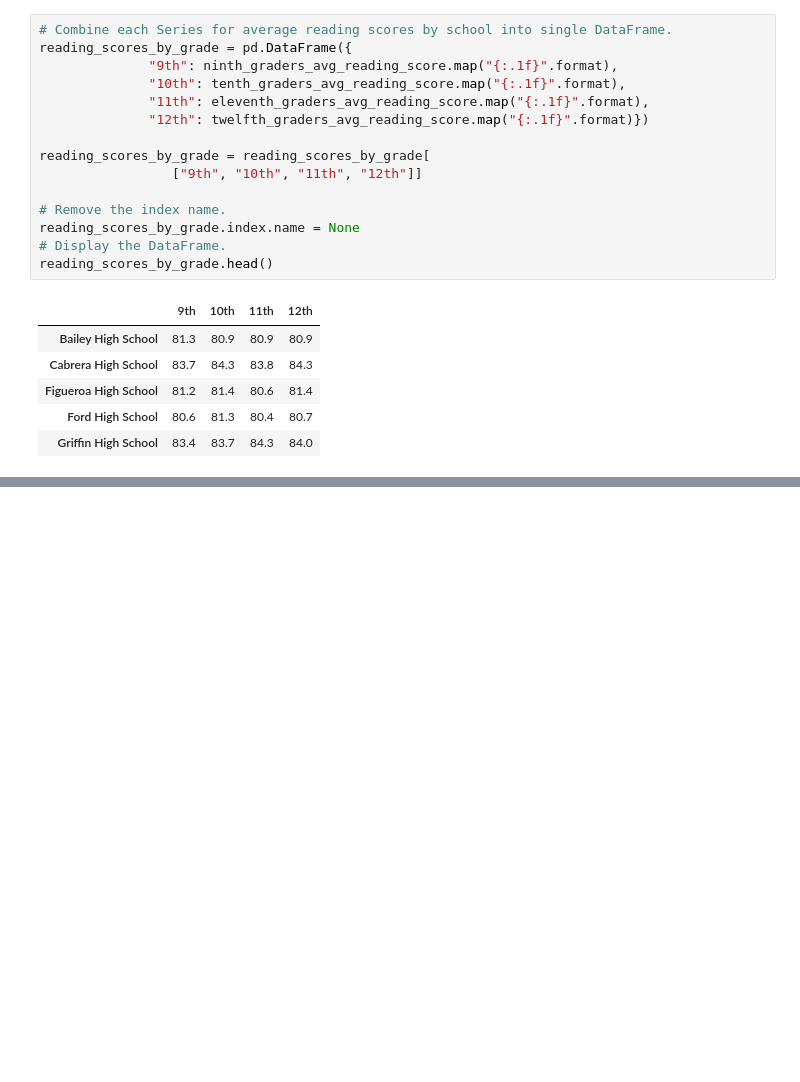
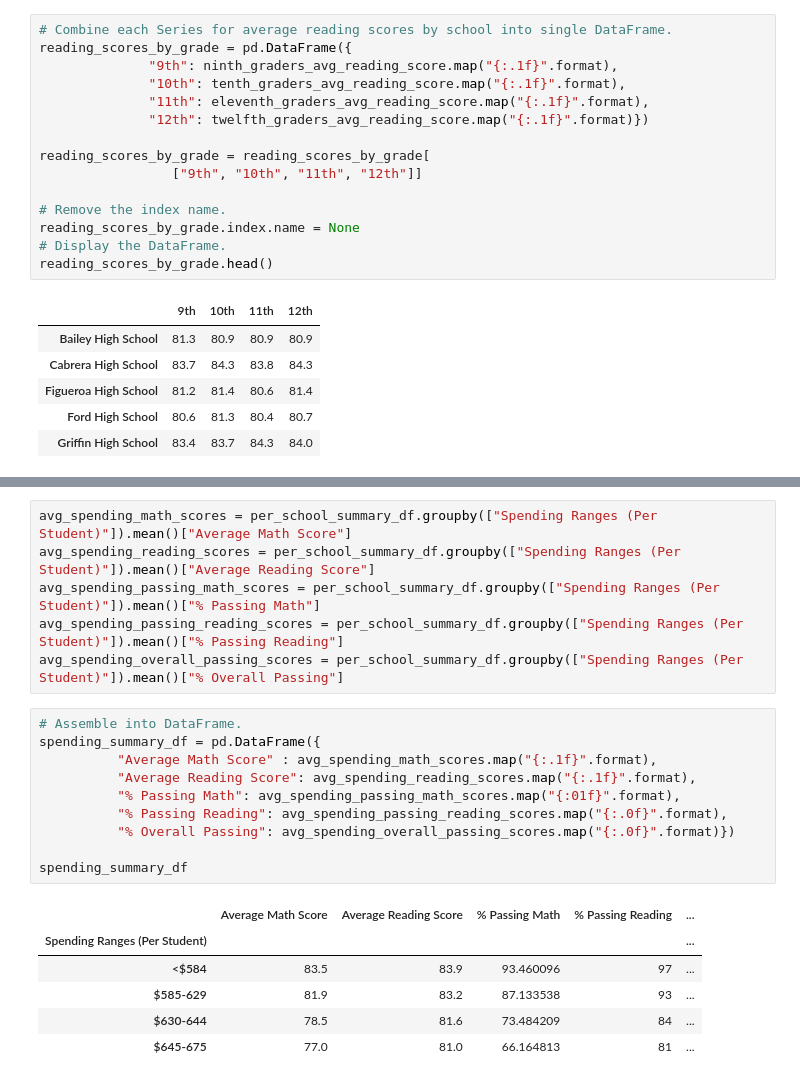
Before and after one commit to vnitusingh/School_District_Analysis, a Jupyter notebook: PyCitySchools.ipynb, the cells around one changed output, grey strips where cells are left out. Drawn from its saved outputs; the diff is of its cells as text; blank space fills up the shorter version.

```diff
--- a/PyCitySchools.ipynb
+++ b/PyCitySchools.ipynb
@@ -201,0 +243,23 @@ reading_scores_by_grade.head()
+# %%
+avg_spending_math_scores = per_school_summary_df.groupby(["Spending Ranges (Per Student)"]).mean()["Average Math Score"]
+avg_spending_reading_scores = per_school_summary_df.groupby(["Spending Ranges (Per Student)"]).mean()["Average Reading Score"]
+avg_spending_passing_math_scores = per_school_summary_df.groupby(["Spending Ranges (Per Student)"]).mean()["% Passing Math"]
+avg_spending_passing_reading_scores = per_school_summary_df.groupby(["Spending Ranges (Per Student)"]).mean()["% Passing Reading"]
+avg_spending_overall_passing_scores = per_school_summary_df.groupby(["Spending Ranges (Per Student)"]).mean()["% Overall Passing"]
+# %%
+# Assemble into DataFrame.
+spending_summary_df = pd.DataFrame({
+          "Average Math Score" : avg_spending_math_scores.map("{:.1f}".format),
+          "Average Reading Score": avg_spending_reading_scores.map("{:.1f}".format),
+          "% Passing Math": avg_spending_passing_math_scores.map("{:01f}".format),
+          "% Passing Reading": avg_spending_passing_reading_scores.map("{:.0f}".format),
+          "% Overall Passing": avg_spending_overall_passing_scores.map("{:.0f}".format)})
+
+spending_summary_df
+# %% [output]
+|  | Average Math Score | Average Reading Score | % Passing Math | % Passing Reading | ... |
+| Spending Ranges (Per Student) |  |  |  |  | ... |
+| <$584 | 83.5 | 83.9 | 93.460096 | 97 | ... |
+| $585-629 | 81.9 | 83.2 | 87.133538 | 93 | ... |
+| $630-644 | 78.5 | 81.6 | 73.484209 | 84 | ... |
+| $645-675 | 77.0 | 81.0 | 66.164813 | 81 | ... |
```
Also changed, not shown: parts of 6 cells of this notebook.
